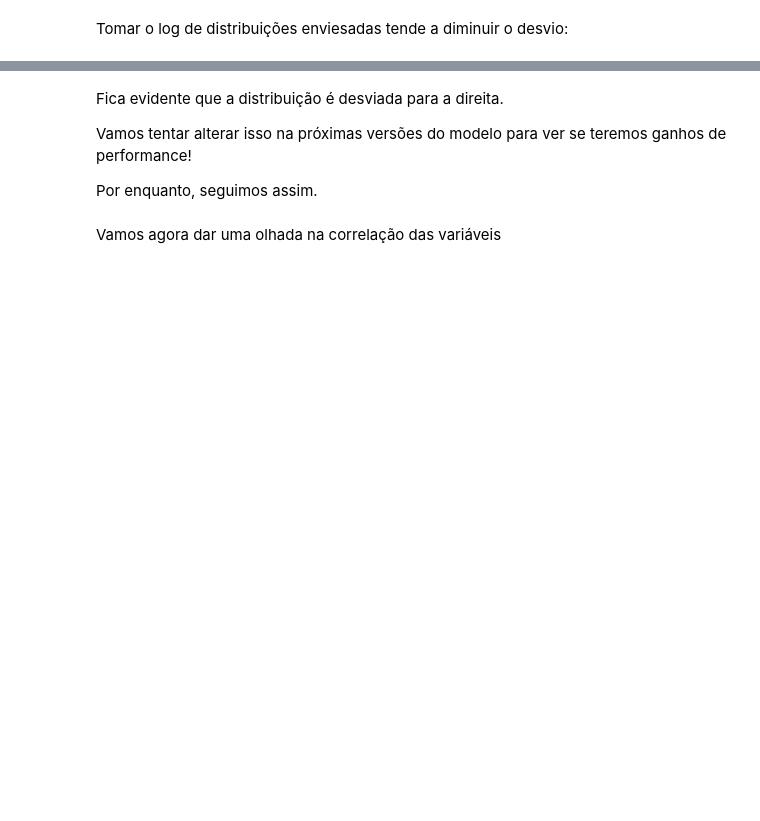
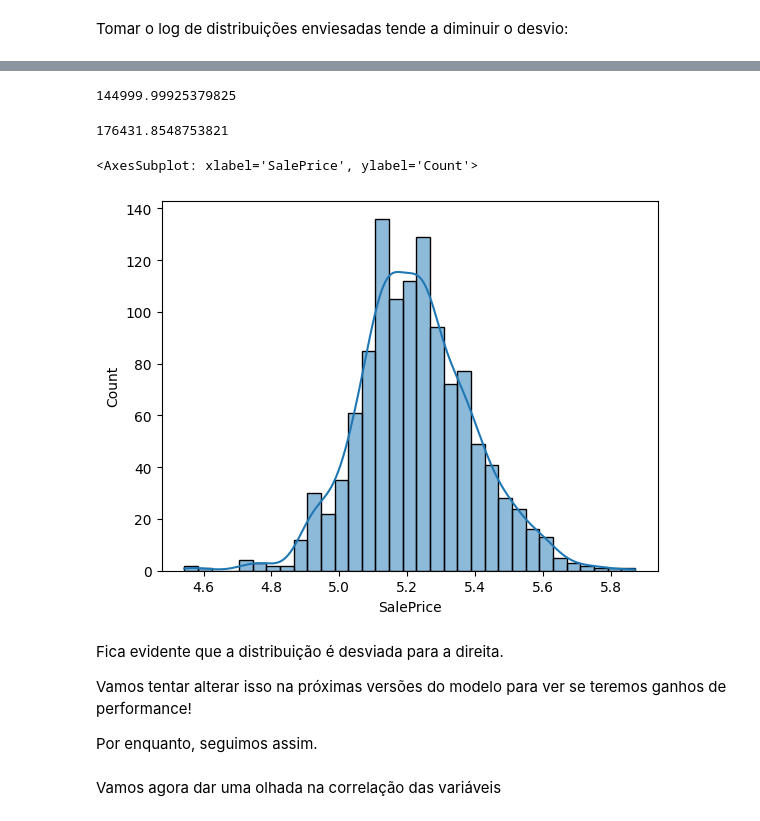
Before and after one commit to gaiogreg/aulas-LC-Safra, a Jupyter notebook: Modulo 7/Aula03.ipynb, the cells around one changed output, grey strips where cells are left out. Drawn from its saved outputs; the diff is of its cells as text; code cells hidden in the pictures; blank space fills up the shorter version.

```diff
--- a/Modulo 7/Aula03.ipynb
+++ b/Modulo 7/Aula03.ipynb
@@ -50,2 +213,5 @@ Agora sim, vamos olhar com carinho pro target
 # %% [markdown]
 Tomar o log de distribuições enviesadas tende a diminuir o desvio:
+# %%
+log_price = np.log10(y_train)
+log_price
@@ -52,3 +246,16 @@ Tomar o log de distribuições enviesadas tende a diminuir o desvio:
+# %%
+10 ** 5.161368
+# %% [output]
+144999.99925379825
+# %%
+10 ** 5.246577
+# %% [output]
+176431.8548753821
+# %%
+sns.histplot(log_price, kde=True)
+# %% [output]
+<AxesSubplot: xlabel='SalePrice', ylabel='Count'>
+[figure, added]
 # %% [markdown]
 Fica evidente que a distribuição é desviada para a direita.
 
```
Also changed, not shown: parts of 49 cells of this notebook, 3 other files.
